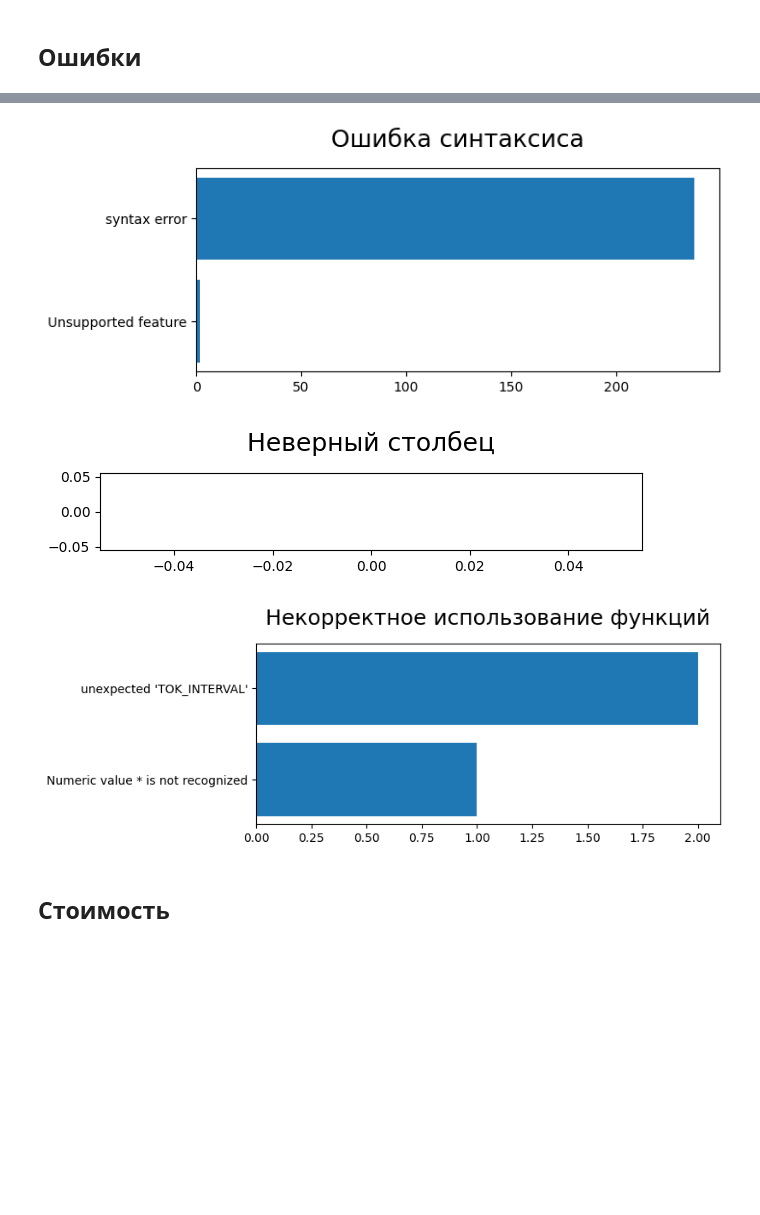
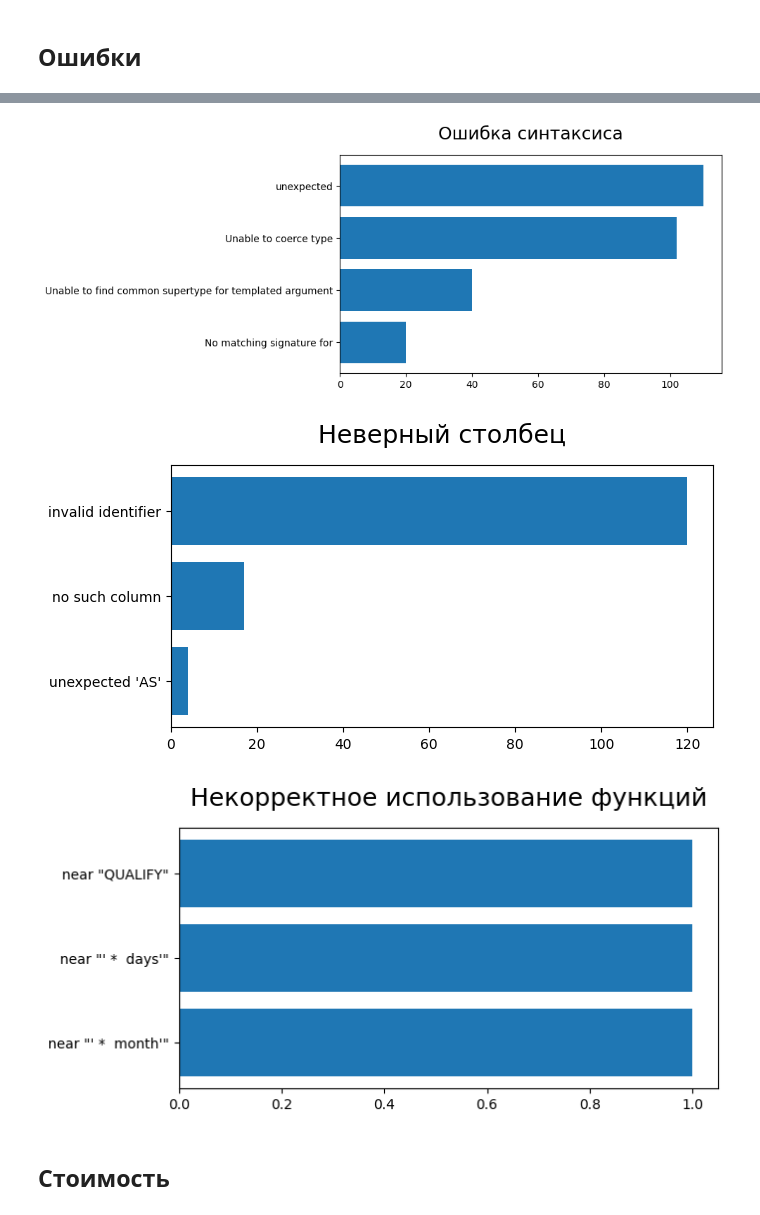
Before and after one commit to Tyferse/exploring-text-to-SQL, a Jupyter notebook: analysis/error_analysis.ipynb, the cells around one changed output, grey strips where cells are left out. Cells and saved outputs as stored; diff of their text form; code cells hidden in the pictures; blank space fills up the shorter version.

```diff
--- a/analysis/error_analysis.ipynb
+++ b/analysis/error_analysis.ipynb
@@ -268,6 +269,7 @@ err_types = {
             'near "ROW_NUMBER"',
             "unexpected '>'", "unexpected '<'",
             "unexpected 'Rows'", "unexpected 'GROUP'",
+            "positional indexers are out-of-bounds",
             # "is not supported for window functions",
         ],
         "Некорректное планирование": [
@@ -295,7 +297,7 @@ err_types = {
             "near \"is\"", "near \"AS\"", "unexpected 'AS'",
             "invalid identifier", ("Schema", "does not exist or not authorized"),
         ],
-        "Нераспознанное имя": [
+        "Нераспознанное\nимя": [
             "Unrecognized name: ",
             ("Object ", " does not exist or not authorized"),
             "Object does not exist, or operation cannot be performed",
@@ -314,8 +316,9 @@ err_types = {
             "no such function:",
             " clause should come after ",
             "incomplete input",
-            "Unsupported feature",
-            "unrecognized token",
+            "Unsupported feature", "Unable to coerce type",
+            "unrecognized token", "No matching signature for",
+            "Unable to find common supertype for templated argument",
             "unexpected", "syntax error"
         ]
     }
@@ -412,15 +426,15 @@ errors_diagram(err_stat, f'Анализ ошибок: DinSQL\nна {dataset}', 4
 # %%
-error_subtype_plot(errors, 'Ошибка синтаксиса');
+error_subtype_plot(errors, 'Ошибка синтаксиса', 4);
 # %% [output]
-[figure, old version]
+[figure, new version]
 # %%
-error_subtype_plot(errors, 'Неверный столбец');
+error_subtype_plot(errors, 'Неверный столбец', 3);
 # %% [output]
-[figure, old version]
+[figure, new version]
 # %%
 error_subtype_plot(errors, 'Некорректное\nиспользование функций');
 # %% [output]
-[figure, old version]
+[figure, new version]
 # %% [markdown]
 ## Стоимость
 # %%
```
Also changed, not shown: parts of 16 cells of this notebook, 15 other files.
